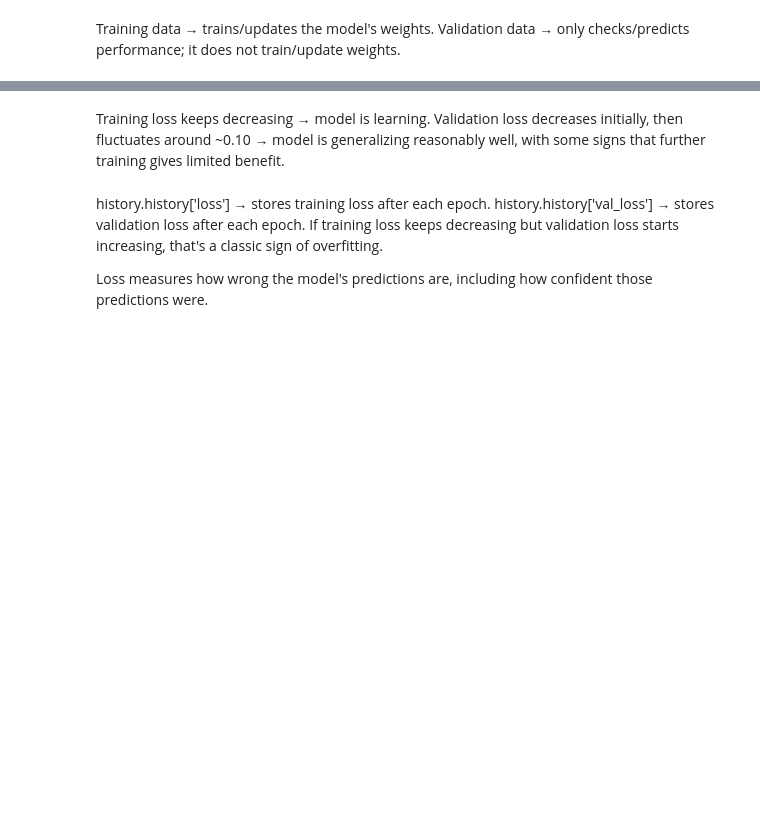
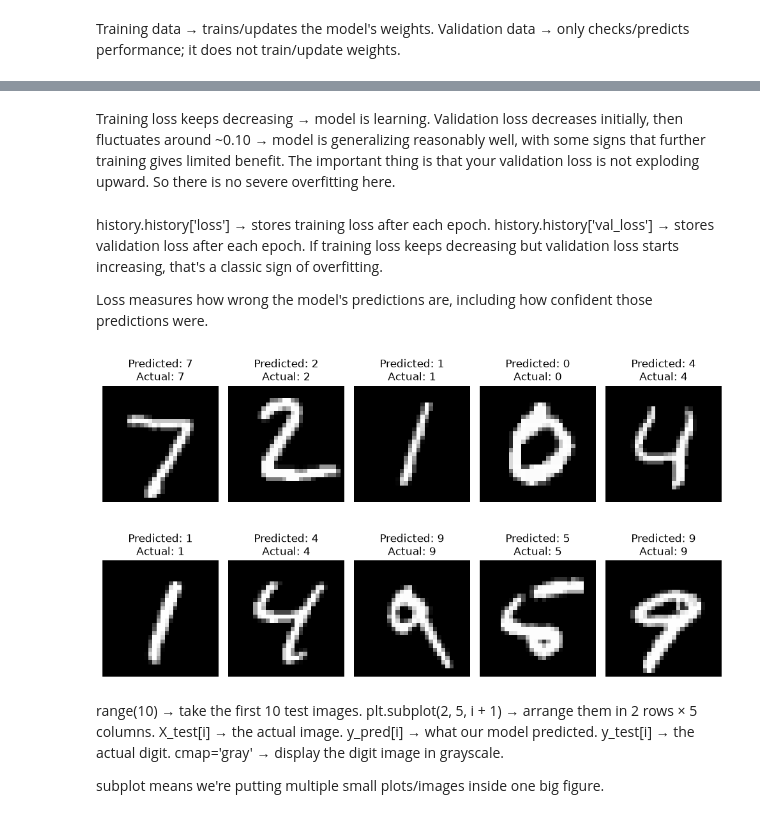
Before and after one commit to aishwari26/Handwritten-Digit-Recognition--MNIST---DEEP-LEARNING-, a Jupyter notebook: Handwritten Digit Recognition (MNIST).ipynb, the cells around one changed output, grey strips where cells are left out. Drawn from its saved outputs; the diff is of its cells as text; code cells hidden in the pictures; blank space fills up the shorter version.

```diff
--- a/Handwritten Digit Recognition (MNIST).ipynb
+++ b/Handwritten Digit Recognition (MNIST).ipynb
@@ -668,9 +668,33 @@ plt.show()
 # %% [markdown]
 Training loss keeps decreasing → model is learning.
 Validation loss decreases initially, then fluctuates around ~0.10 → model is generalizing reasonably well, with some signs that further training gives limited benefit.
+The important thing is that your validation loss is not exploding upward. So there is no severe overfitting here.
 # %% [markdown]
 history.history['loss'] → stores training loss after each epoch.
 history.history['val_loss'] → stores validation loss after each epoch.
 If training loss keeps decreasing but validation loss starts increasing, that's a classic sign of overfitting.
 
 Loss measures how wrong the model's predictions are, including how confident those predictions were.
+# %%
+plt.figure(figsize=(10,6))
+
+for i in range(10):
+    plt.subplot(2,5,i+1)
+
+    plt.imshow(X_test[i],cmap='gray')
+    plt.title(f"Predicted: {y_pred[i]}\nActual: {y_test[i]}")
+    plt.axis('off')
+
+plt.tight_layout()
+plt.show()
+# %% [output]
+[figure, added]
+# %% [markdown]
+range(10) → take the first 10 test images.
+plt.subplot(2, 5, i + 1) → arrange them in 2 rows × 5 columns.
+X_test[i] → the actual image.
+y_pred[i] → what our model predicted.
+y_test[i] → the actual digit.
+cmap='gray' → display the digit image in grayscale.
+
+subplot means we're putting multiple small plots/images inside one big figure.
```
Also changed, not shown: parts of 8 cells of this notebook.
